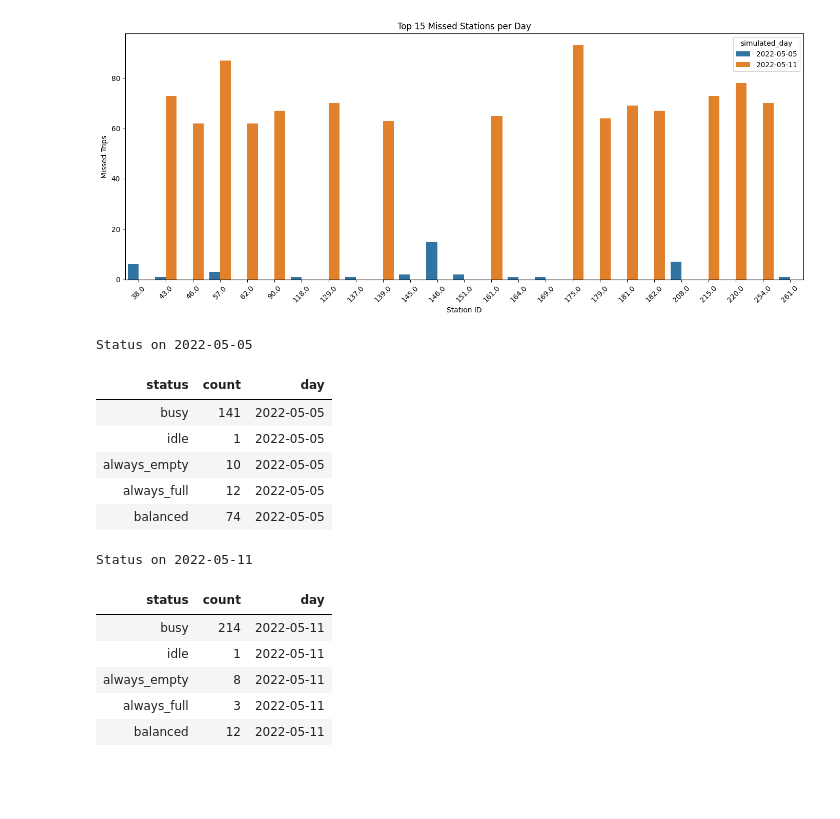
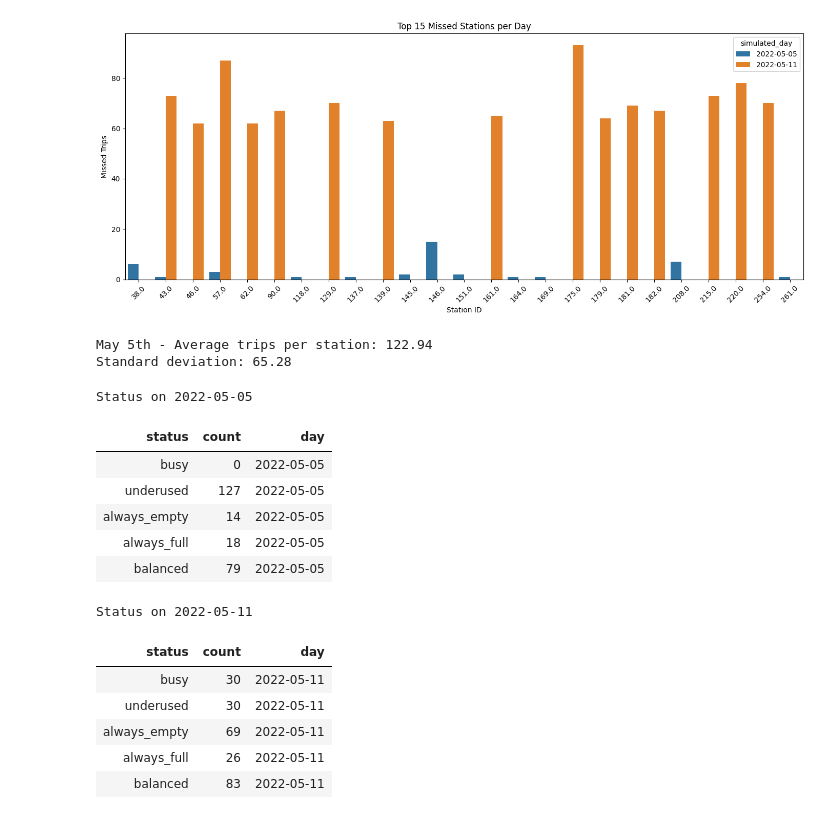
Before and after one commit to IvaNikolova/BikeSharing_project, a Jupyter notebook: data_preparation/data_preparation.ipynb, the cells around one changed output. Drawn from its saved outputs; the diff is of its cells as text; code cells hidden in the pictures; blank space fills up the shorter version.

Commit message:
Fixed logic behind stations' status

```diff
--- a/data_preparation/data_preparation.ipynb
+++ b/data_preparation/data_preparation.ipynb
@@ -106,54 +106,78 @@ plt.tight_layout()
 plt.show()
 # %% [output]
 [figure]
+# %%
+# Calculate average trips for May 5th
+import pandas as pd
+
+trips_05 = pd.read_csv("../datasets/all_trips_05_05.csv")
+
+# Ensure station IDs are strings (matches station data format)
+trips_05['start_station_id'] = trips_05['start_station_id'].astype(str)
+trips_05['end_station_id'] = trips_05['end_station_id'].astype(str)
+
+# Count appearances as start and end
+start_counts = trips_05['start_station_id'].value_counts()
+end_counts = trips_05['end_station_id'].value_counts()
+
+# Combine to get total trips per station
+total_trips_05 = start_counts.add(end_counts, fill_value=0)
+
+# Calculate stats
+average_trips = total_trips_05.mean()
+std_trips = total_trips_05.std()
+
+print(f"May 5th - Average trips per station: {average_trips:.2f}")
+print(f"Standard deviation: {std_trips:.2f}")
+# %% [output]
+May 5th - Average trips per station: 122.94
+Standard deviation: 65.28
 # %%
 # Station status indicators
 import pandas as pd
 from IPython.display import display, HTML
 
-# Load both stats files
 stats_05 = pd.read_csv("../datasets/station_stats_2022-05-05.csv")
 stats_11 = pd.read_csv("../datasets/station_stats_2022-05-11.csv")
 
 # Status categories (ensure consistency across both)
-all_statuses = ["busy", "idle", "always_empty", "always_full", "balanced"]
+all_statuses = ["busy", "underused", "always_empty", "always_full", "balanced"]
 
 # Function to summarize statuses and fill missing with 0
 def summarize_statuses(df, date_label):
     summary = df['status'].value_counts().reindex(all_statuses, fill_value=0).reset_index()
     summary.columns = ['status', 'count']
     summary['day'] = date_label
     return summary
 
 # Summarize each day
 summary_05 = summarize_statuses(stats_05, '2022-05-05')
 summary_11 = summarize_statuses(stats_11, '2022-05-11')
 
-# Display side-by-side tables
 display(HTML(f"""
 <div style="display: flex; gap: 10px;">
     <div>
         <h4 style="text-align: center;"> Status on 2022-05-05</h4>
         {summary_05.to_html(index=False)}
     </div>
     <div>
         <h4 style="text-align: center;"> Status on 2022-05-11</h4>
         {summary_11.to_html(index=False)}
     </div>
 </div>
 """))
 # %% [output]
 Status on 2022-05-05
 | status | count | day |
-| busy | 141 | 2022-05-05 |
-| idle | 1 | 2022-05-05 |
-| always_empty | 10 | 2022-05-05 |
-| always_full | 12 | 2022-05-05 |
-| balanced | 74 | 2022-05-05 |
+| busy | 0 | 2022-05-05 |
+| underused | 127 | 2022-05-05 |
+| always_empty | 14 | 2022-05-05 |
+| always_full | 18 | 2022-05-05 |
+| balanced | 79 | 2022-05-05 |
 Status on 2022-05-11
 | status | count | day |
-| busy | 214 | 2022-05-11 |
-| idle | 1 | 2022-05-11 |
-| always_empty | 8 | 2022-05-11 |
-| always_full | 3 | 2022-05-11 |
-| balanced | 12 | 2022-05-11 |
+| busy | 30 | 2022-05-11 |
+| underused | 30 | 2022-05-11 |
+| always_empty | 69 | 2022-05-11 |
+| always_full | 26 | 2022-05-11 |
+| balanced | 83 | 2022-05-11 |
```
Also changed, not shown: 7 other files.
